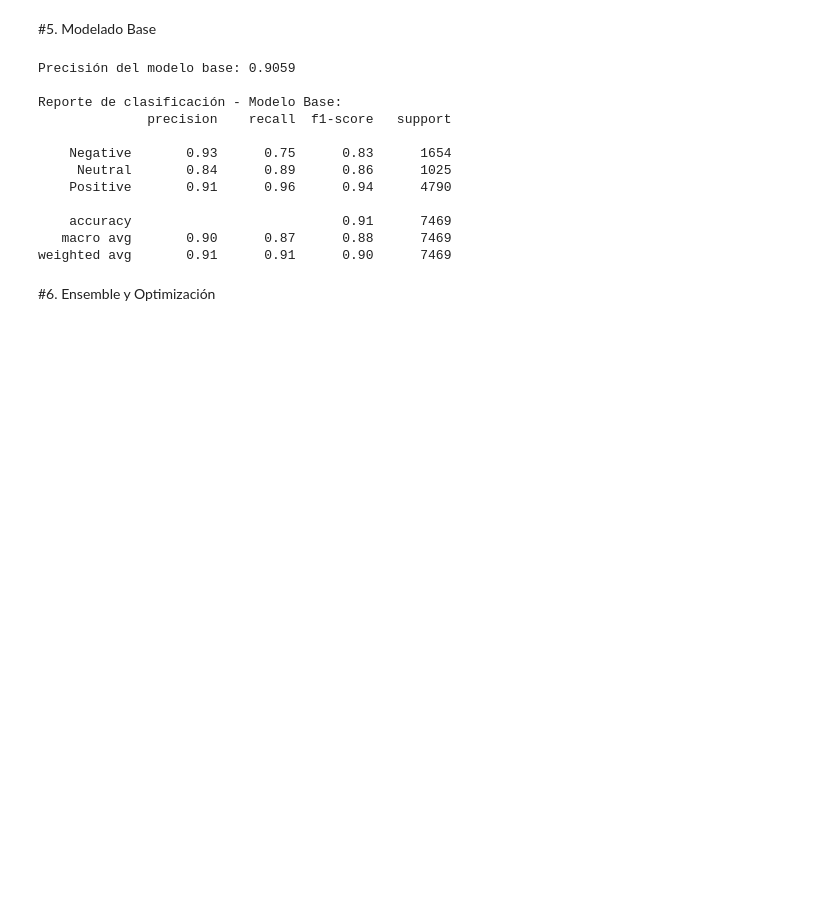
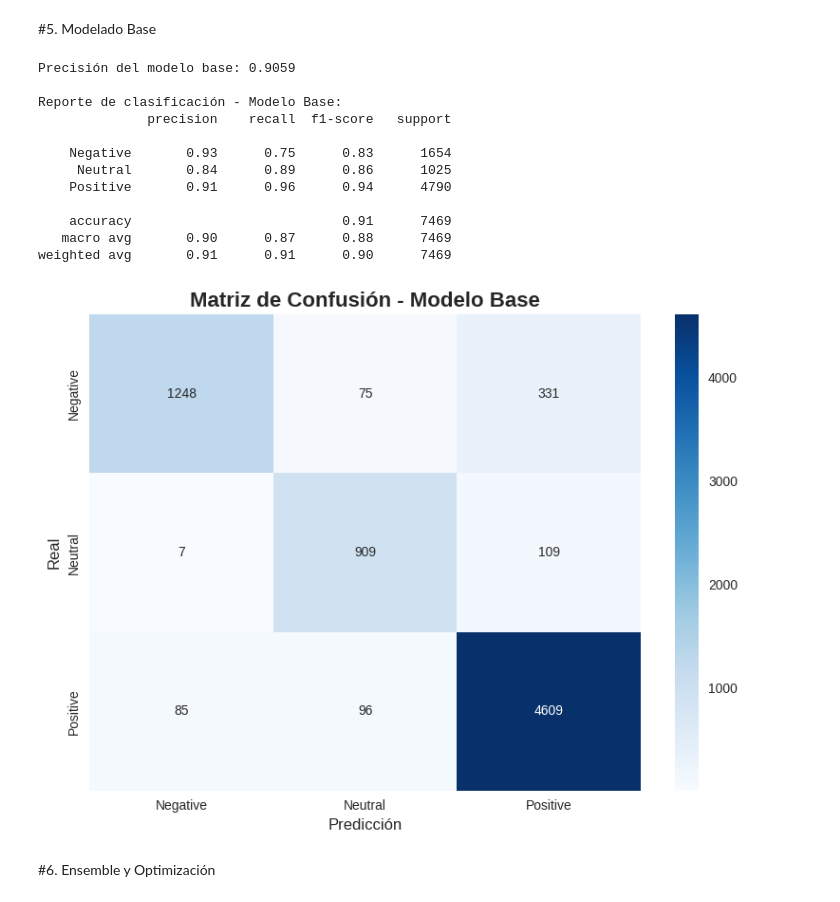
Before and after one commit to acanalesmahuzier/proyecto7, a Jupyter notebook: Acanales_Proyecto_7_final.ipynb, the cells around one changed output. Cells and saved outputs as stored; diff of their text form; code cells hidden in the pictures; blank space fills up the shorter version.

```diff
--- a/Acanales_Proyecto_7_final.ipynb
+++ b/Acanales_Proyecto_7_final.ipynb
@@ -241,6 +259,20 @@ Reporte de clasificación - Modelo Base:
     accuracy                           0.91      7469
    macro avg       0.90      0.87      0.88      7469
 weighted avg       0.91      0.91      0.90      7469
+# %%
+# Matriz de confusión del modelo base
+plt.figure(figsize=(8, 6))
+cm_base = confusion_matrix(y_test, y_pred_base)
+sns.heatmap(cm_base, annot=True, fmt='d', cmap='Blues',
+            xticklabels=['Negative', 'Neutral', 'Positive'],
+            yticklabels=['Negative', 'Neutral', 'Positive'])
+plt.title('Matriz de Confusión - Modelo Base', fontsize=16, fontweight='bold')
+plt.xlabel('Predicción', fontsize=12)
+plt.ylabel('Real', fontsize=12)
+plt.tight_layout()
+plt.show()
+# %% [output]
+[figure, added]
 # %% [markdown]
 #6. Ensemble y Optimización
 # %%
```
Also changed, not shown: parts of 15 cells of this notebook.
